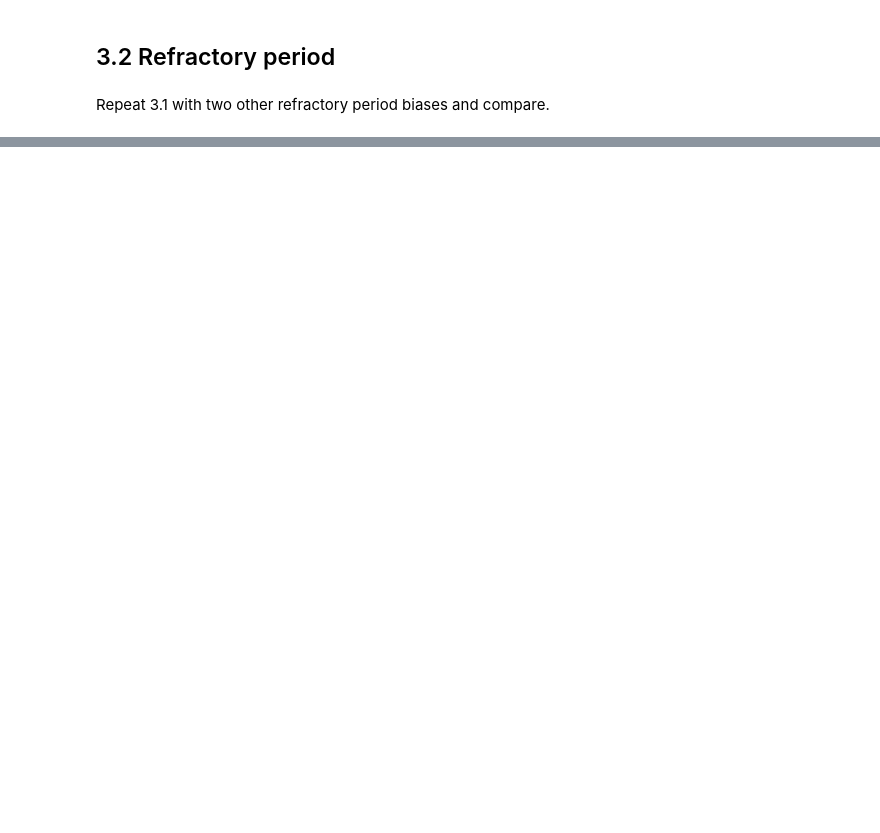
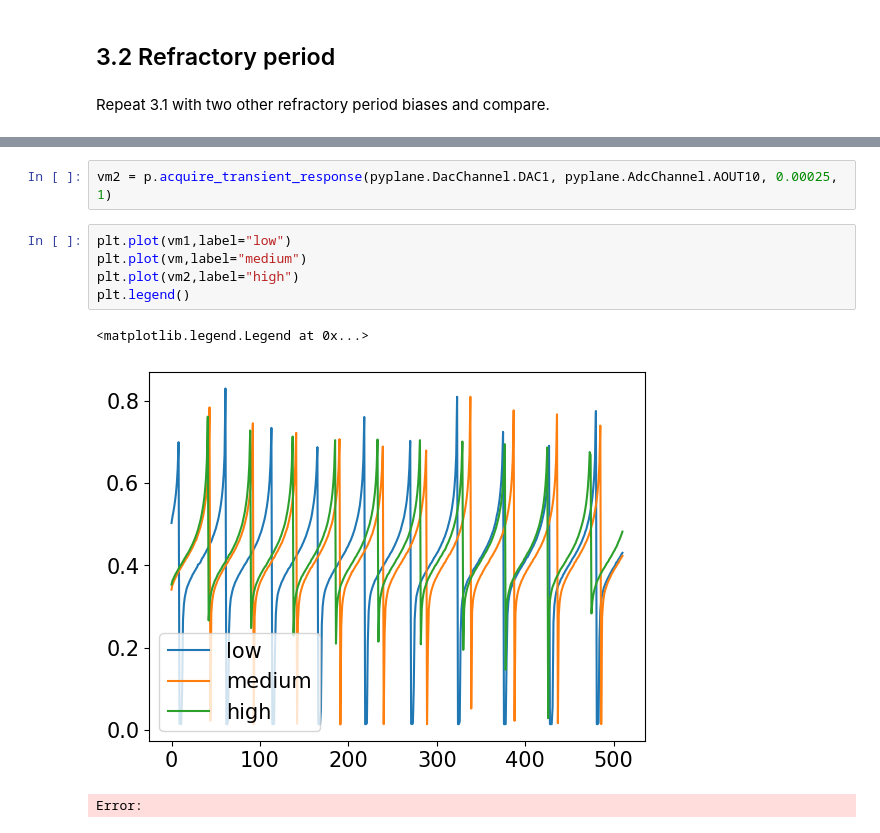
Before and after one commit to daggermaster3000/NE1, a Jupyter notebook: TP9/Lab9_name.ipynb, the cells around one changed output, grey strips where cells are left out. Saved outputs shown, nothing was run; the diff lists cells and outputs as text; blank space fills up the shorter version.

```diff
--- a/TP9/Lab9_name.ipynb
+++ b/TP9/Lab9_name.ipynb
@@ -418,0 +466,11 @@ Repeat 3.1 with two other refractory period biases and compare.
+# %%
+vm2 = p.acquire_transient_response(pyplane.DacChannel.DAC1, pyplane.AdcChannel.AOUT10, 0.00025, 1)
+# %%
+plt.plot(vm1,label="low")
+plt.plot(vm,label="medium")
+plt.plot(vm2,label="high")
+plt.legend()
+# %% [output]
+<matplotlib.legend.Legend at 0x...>
+[figure, added]
+Error:
```
Also changed, not shown: parts of 9 cells of this notebook, 2 other files.
